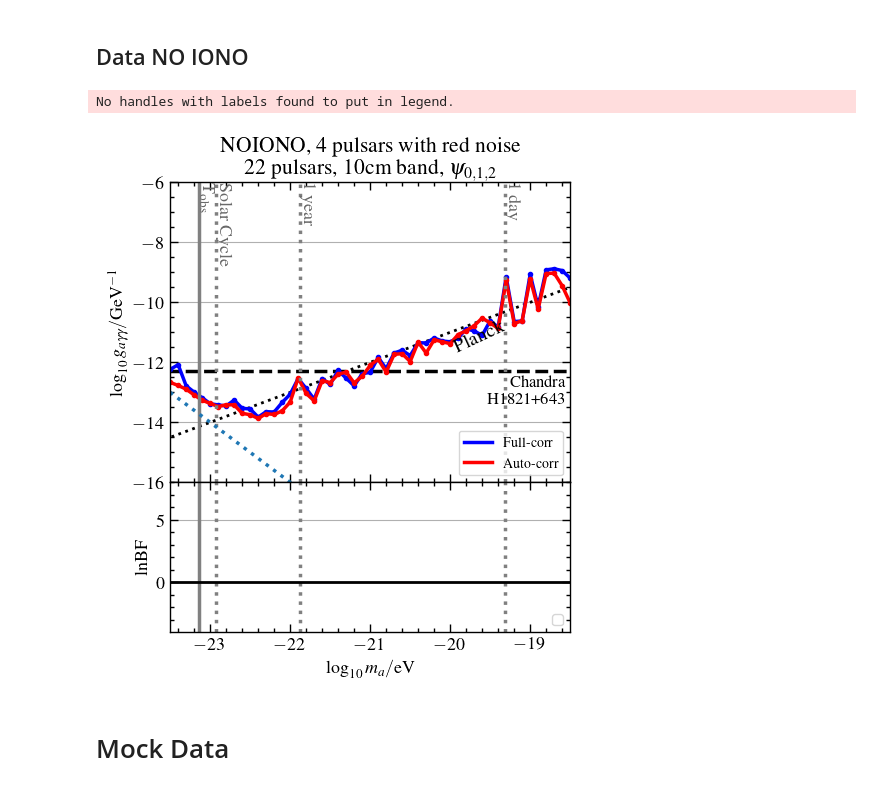
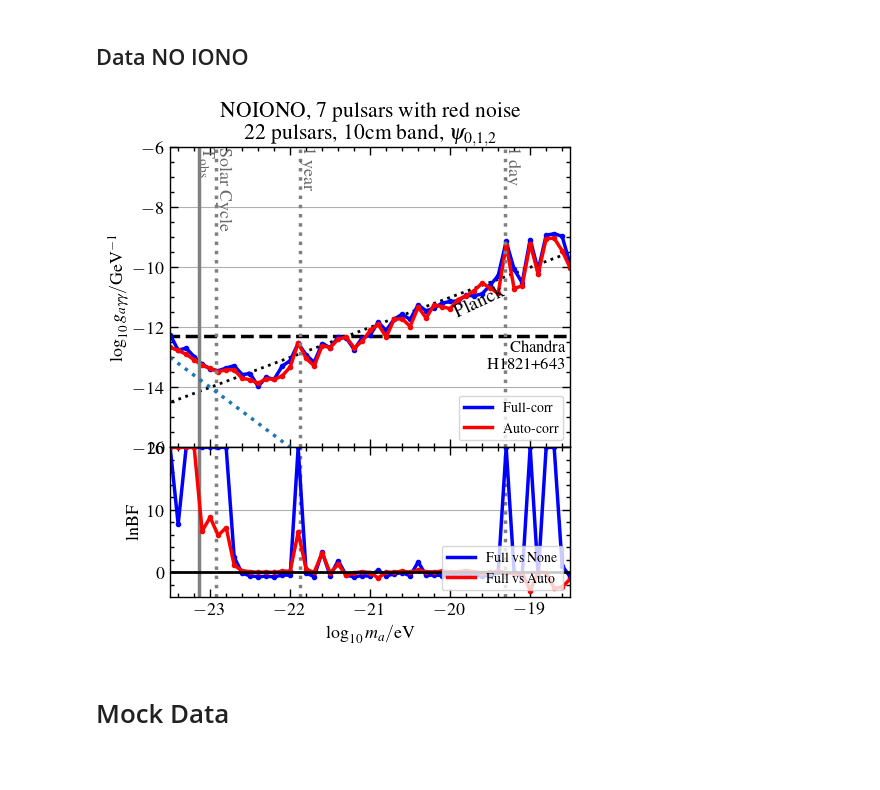
Before and after one commit to XueXiao-Physics/PPA, a Jupyter notebook: 2_Result.ipynb, the cells around one changed output. Cells and saved outputs as stored; diff of their text form; code cells hidden in the pictures.

```diff
--- a/2_Result.ipynb
+++ b/2_Result.ipynb
@@ -137,7 +137,7 @@ def make_bf_plot(ax,l10ma,lbf_af,lbf_nf):
 
     #fig , ax = plt.subplots(figsize=(5,3))
     ymin = -4
-    ymax = 8
+    ymax = 20
     plot_timescales( ax,ymin,ymax,annotate=False)
 
     try:
@@ -241,45 +241,65 @@ plt.subplots_adjust(left=0.15,
                     bottom=0.10,
                     right=0.95,
                     top=0.85,
                     wspace=0.0,
                     hspace=0.0)
 
 
 l10ma = np.arange(0,51)*0.1 -23.5
 ul_auto = np.array([-0.924, -1.127, -1.351, -1.643, -1.921, -2.124, -2.332, -2.369,
        -2.474, -2.856, -3.001, -3.227, -3.165, -3.294, -3.274, -3.082,
        -2.377, -2.992, -3.341, -2.766, -2.931, -2.75 , -2.78 , -3.241,
        -3.121, -2.861, -2.752, -3.279, -2.789, -2.867, -3.229, -2.683,
        -3.146, -2.803, -2.971, -3.133, -2.929, -2.904, -2.835, -2.681,
        -2.941, -3.227, -1.715, -3.263, -3.269, -1.967, -3.08 , -1.995,
        -2.082, -2.603, -3.274])
 
 
 
-ul_full = np.array([-0.493, -0.434, -1.239, -1.55 , -1.834, -2.135, -2.275, -2.408,
-       -2.315, -2.687, -2.811, -3.183, -3.101, -3.212, -2.994, -2.819,
-       -2.395, -2.827, -3.286, -2.695, -2.993, -2.626, -2.985, -3.341,
-       -3.035, -3.089, -2.692, -3.167, -2.745, -2.753, -3.032, -2.7  ,
-       -2.811, -2.746, -2.944, -3.071, -3.049, -2.839, -3.009, -3.256,
-       -2.87 , -3.185, -1.606, -3.197, -3.277, -1.825, -3.003, -1.874,
-       -1.936, -2.097, -2.449])
+ul_full = np.array([-0.5  , -1.116, -1.15 , -1.534, -1.885, -2.139, -2.305, -2.313,
+       -2.335, -2.731, -2.798, -3.324, -3.123, -3.289, -2.946, -2.869,
+       -2.385, -2.875, -3.225, -2.695, -2.933, -2.689, -2.802, -3.298,
+       -3.008, -3.016, -2.682, -3.063, -2.784, -2.72 , -2.992, -2.607,
+       -2.909, -2.907, -2.851, -2.894, -2.974, -2.89 , -3.006, -3.039,
+       -2.851, -2.634, -1.594, -2.623, -3.168, -1.828, -2.952, -1.885,
+       -1.935, -2.123, -3.16 ])
 
 
 make_ul_plot(axes[0],l10ma,ul_auto,ul_full)
-axes[0].set_title("NOIONO, 4 pulsars with red noise\n 22 pulsars, 10cm band,"+r" $\psi_{0,1,2}$")
+axes[0].set_title("NOIONO, 7 pulsars with red noise\n 22 pulsars, 10cm band,"+r" $\psi_{0,1,2}$")
 axes[0].plot(l10ma , -13-2*(l10ma+23.5),':')
 
 
-#lbf_af = np.
+lbf_af = np.array([       inf,        inf,        inf,        inf,  6.597e+00,
+        8.812e+00,  5.903e+00,  7.170e+00,  1.155e+00,  2.376e-01,
+        1.114e-01,  2.641e-03,  5.952e-02, -1.586e-02,  1.876e-01,
+        1.893e-01,  6.395e+00,  4.758e-01,  9.713e-03,  3.128e+00,
+       -9.897e-02,  1.284e+00, -4.850e-01, -7.520e-02,  1.054e-01,
+       -2.568e-02, -9.139e-01,  3.023e-02,  2.953e-02,  2.032e-01,
+        2.395e-02,  3.439e-01,  9.659e-02,  6.940e-02,  1.982e-01,
+        7.496e-02,  9.338e-02,  2.796e-01,  6.614e-02, -4.512e-02,
+        8.346e-03,  1.406e-01, -3.429e-02, -2.225e-01, -2.496e-02,
+       -2.947e+00,  6.202e-02, -6.359e-02, -2.537e+00, -2.364e+00,
+       -1.061e+00])
 
-#lbf_nf =
+
+lbf_nf = np.array([       inf,  7.676e+00,        inf,        inf,        inf,
+              inf,        inf,        inf,  2.431e+00, -1.670e-01,
+       -5.484e-01, -7.040e-01, -6.079e-01, -7.261e-01, -4.325e-01,
+       -4.489e-01,        inf, -1.366e-01, -6.715e-01,  3.268e+00,
+       -5.175e-01,  1.862e+00, -4.456e-01, -7.249e-01, -5.227e-01,
+       -6.188e-01,  3.535e-01, -5.730e-01, -2.485e-01, -3.793e-02,
+       -5.598e-01,  1.661e+00, -5.014e-01, -4.164e-01, -5.162e-01,
+       -4.697e-01, -5.357e-01, -4.156e-01, -5.666e-01, -5.640e-01,
+       -5.814e-01,  9.864e-04,        inf,  1.639e-02, -6.587e-01,
+              inf, -5.964e-01,        inf,        inf,  1.053e+00,
+       -7.247e-01])
 
 make_bf_plot(axes[1],l10ma,lbf_af ,lbf_nf)
 #plt.savefig("Figures/ul_bf_iono_10.pdf")
 #plt.savefig("Figures/ul_bf_iono_10.jpg")
 # %% [output]
-No handles with labels found to put in legend.
-[figure, old version]
+[figure, new version]
 # %% [markdown]
 # Mock Data
 # %%
```
Also changed, not shown: parts of 3 cells of this notebook.
